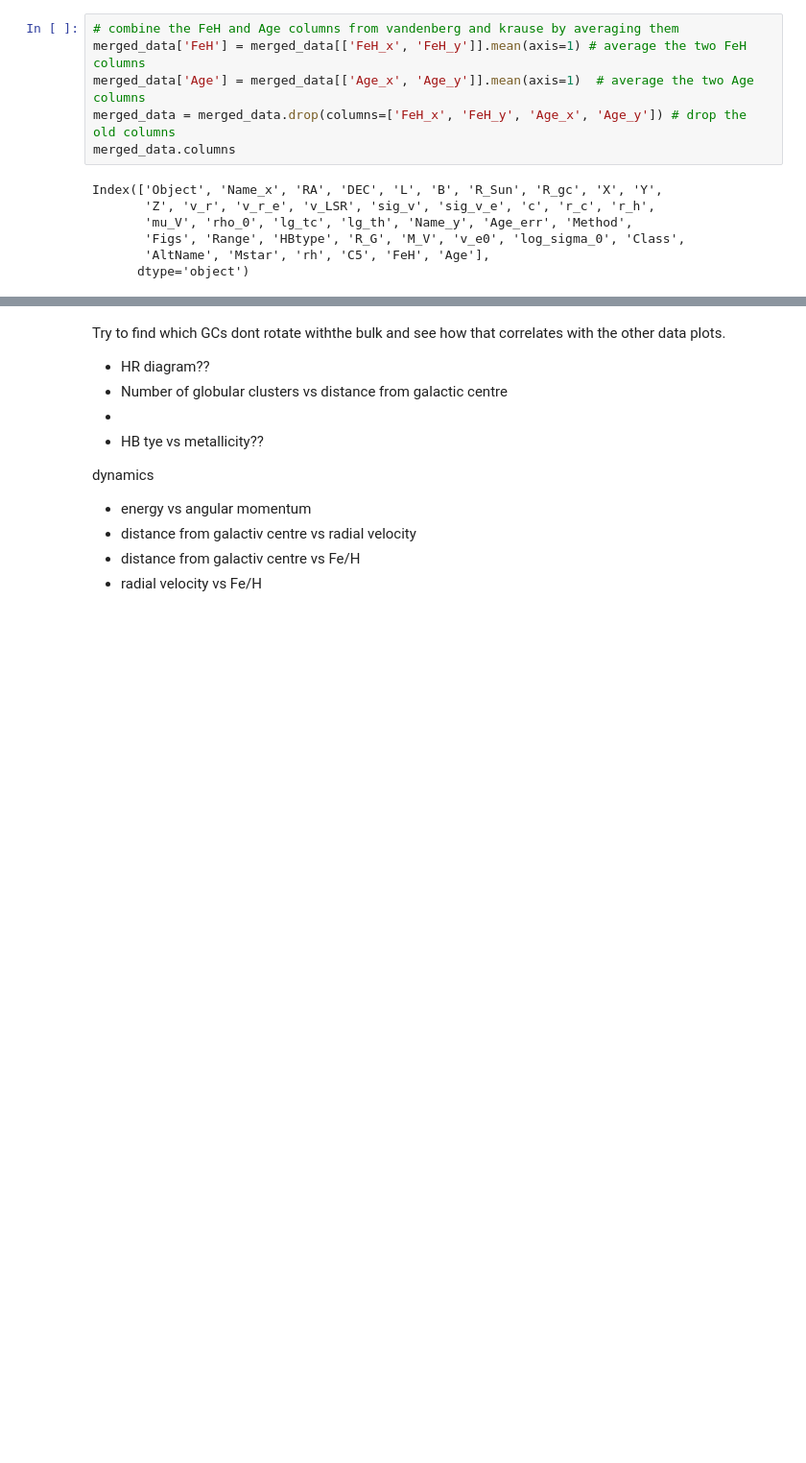
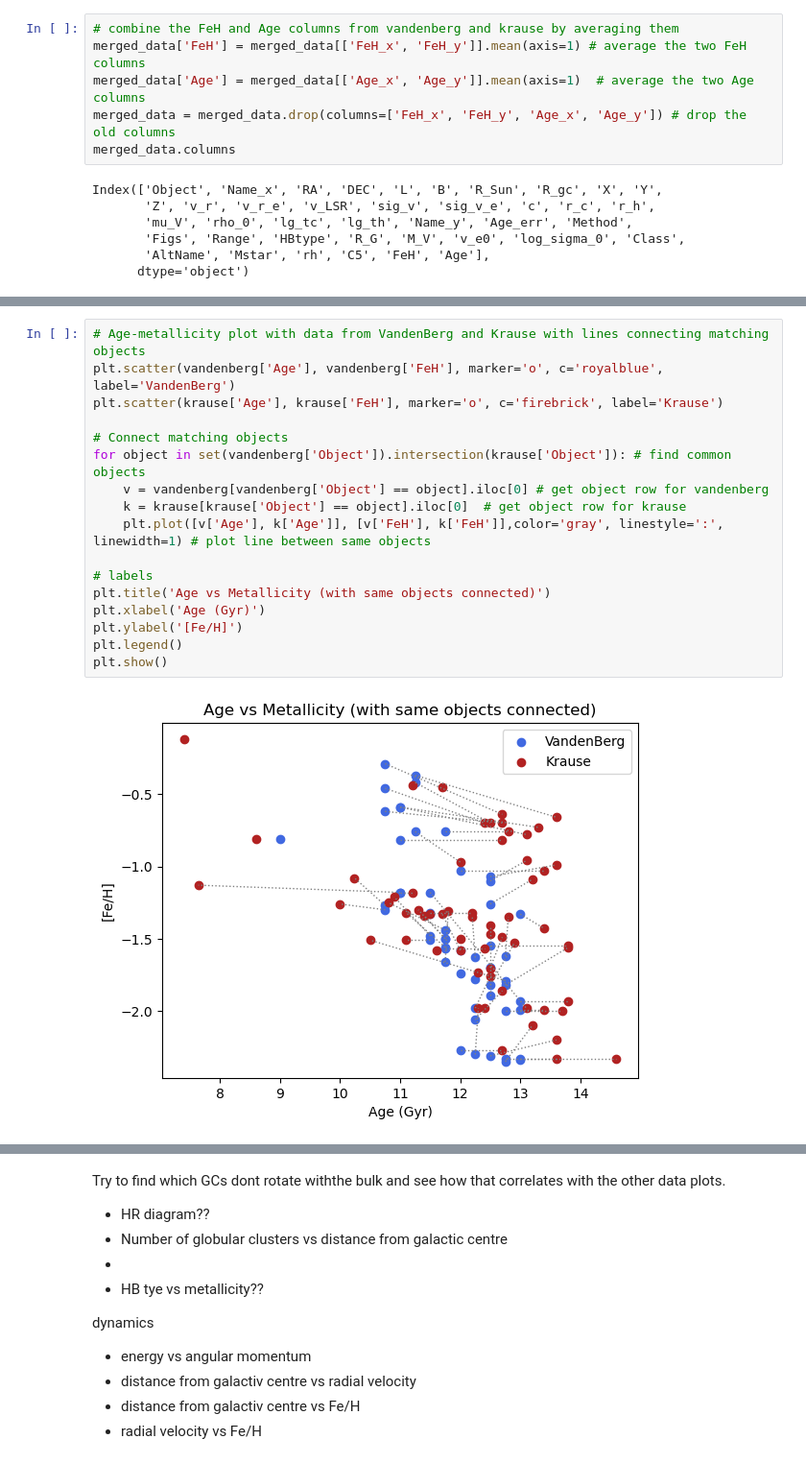
Before and after one commit to sleepdepr1ved/PHYS3116_Team, a Jupyter notebook: 3116.ipynb, the cells around one changed output, grey strips where cells are left out. Shown at 96% size. Drawn from its saved outputs; the diff is of its cells as text; blank space fills up the shorter version.

```diff
--- a/3116.ipynb
+++ b/3116.ipynb
@@ -192,3 +234,22 @@ plt.legend()
 # %% [output]
 <matplotlib.legend.Legend at 0x...>
 [figure]
+# %%
+# Age-metallicity plot with data from VandenBerg and Krause with lines connecting matching objects
+plt.scatter(vandenberg['Age'], vandenberg['FeH'], marker='o', c='royalblue', label='VandenBerg')
+plt.scatter(krause['Age'], krause['FeH'], marker='o', c='firebrick', label='Krause')
+
+# Connect matching objects
+for object in set(vandenberg['Object']).intersection(krause['Object']): # find common objects
+    v = vandenberg[vandenberg['Object'] == object].iloc[0] # get object row for vandenberg
+    k = krause[krause['Object'] == object].iloc[0]  # get object row for krause
+    plt.plot([v['Age'], k['Age']], [v['FeH'], k['FeH']],color='gray', linestyle=':', linewidth=1) # plot line between same objects
+
+# labels
+plt.title('Age vs Metallicity (with same objects connected)')
+plt.xlabel('Age (Gyr)')
+plt.ylabel('[Fe/H]')
+plt.legend()
+plt.show()
+# %% [output]
+[figure, added]
```
Also changed, not shown: parts of 12 cells of this notebook.
